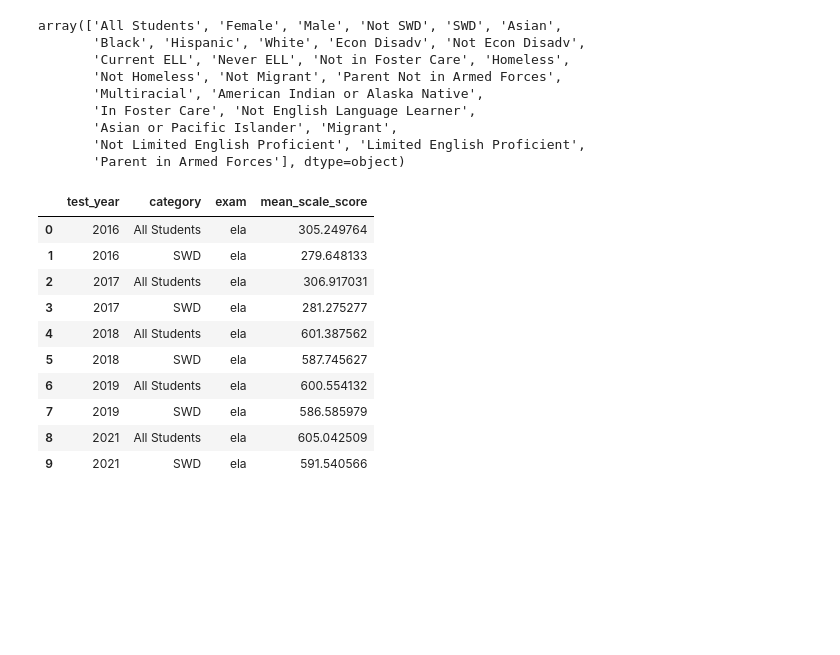
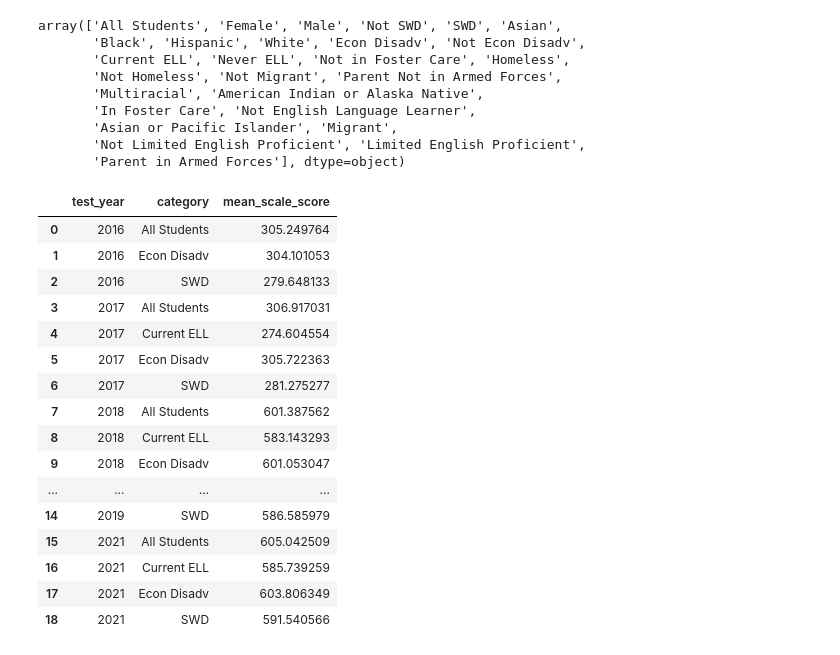
Before and after one commit to adelphi-ed-tech/nycschools, a Jupyter notebook: book/nb/03-Graphs-and-Charts/02-grouped-bar-chart.ipynb, the cells around one changed output. Saved outputs shown, nothing was run; the diff lists cells and outputs as text; code cells hidden in the pictures; blank space fills up the shorter version.

```diff
--- a/book/nb/03-Graphs-and-Charts/02-grouped-bar-chart.ipynb
+++ b/book/nb/03-Graphs-and-Charts/02-grouped-bar-chart.ipynb
@@ -82,28 +89,30 @@ array(['All Students', 'Female', 'Male', 'Not SWD', 'SWD', 'Asian',
        'Not Limited English Proficient', 'Limited English Proficient',
        'Parent in Armed Forces'], dtype=object)
 # %%
-data = nysed.load_nyc_nysed()
-data = data[data.exam == "ela"]
+# for this demo we will use the ELA scores and the students in our 4 categories
+scores = scores[scores.exam == "ela"]
+scores = scores[scores.category.isin(["All Students", "SWD", "Current ELL", 'Econ Disadv'])]
 
-data = data[data.category.isin(
-    ["All Students", "SWD"])]
-
-
-
-data = data[['test_year', 'exam', 'category', 'mean_scale_score']].groupby(
-    ['test_year', 'category', 'exam']).mean()
-
-data = data.reset_index()
-data
+# group the data by year and category and get the mean score
+scores = scores[['test_year', 'category', 'mean_scale_score']].groupby(['test_year', 'category']).mean()
+#flatten the index after the groupby
+scores = scores.reset_index()
+scores
 # %% [output]
-|  | test_year | category | exam | mean_scale_score |
-| 0 | 2016 | All Students | ela | 305.249764 |
-| 1 | 2016 | SWD | ela | 279.648133 |
-| 2 | 2017 | All Students | ela | 306.917031 |
-| 3 | 2017 | SWD | ela | 281.275277 |
-| 4 | 2018 | All Students | ela | 601.387562 |
-| 5 | 2018 | SWD | ela | 587.745627 |
-| 6 | 2019 | All Students | ela | 600.554132 |
-| 7 | 2019 | SWD | ela | 586.585979 |
-| 8 | 2021 | All Students | ela | 605.042509 |
-| 9 | 2021 | SWD | ela | 591.540566 |
+|  | test_year | category | mean_scale_score |
+| 0 | 2016 | All Students | 305.249764 |
+| 1 | 2016 | Econ Disadv | 304.101053 |
+| 2 | 2016 | SWD | 279.648133 |
+| 3 | 2017 | All Students | 306.917031 |
+| 4 | 2017 | Current ELL | 274.604554 |
+| 5 | 2017 | Econ Disadv | 305.722363 |
+| 6 | 2017 | SWD | 281.275277 |
+| 7 | 2018 | All Students | 601.387562 |
+| 8 | 2018 | Current ELL | 583.143293 |
+| 9 | 2018 | Econ Disadv | 601.053047 |
+| ... | ... | ... | ... |
+| 14 | 2019 | SWD | 586.585979 |
+| 15 | 2021 | All Students | 605.042509 |
+| 16 | 2021 | Current ELL | 585.739259 |
+| 17 | 2021 | Econ Disadv | 603.806349 |
+| 18 | 2021 | SWD | 591.540566 |
```
Also changed, not shown: parts of 13 cells of this notebook.
